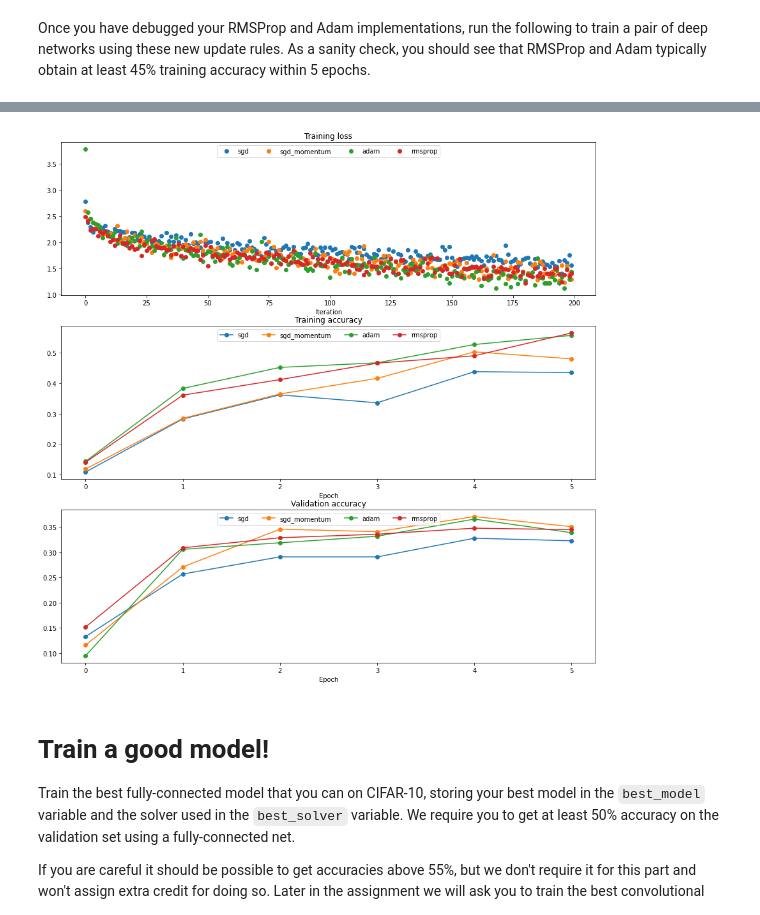
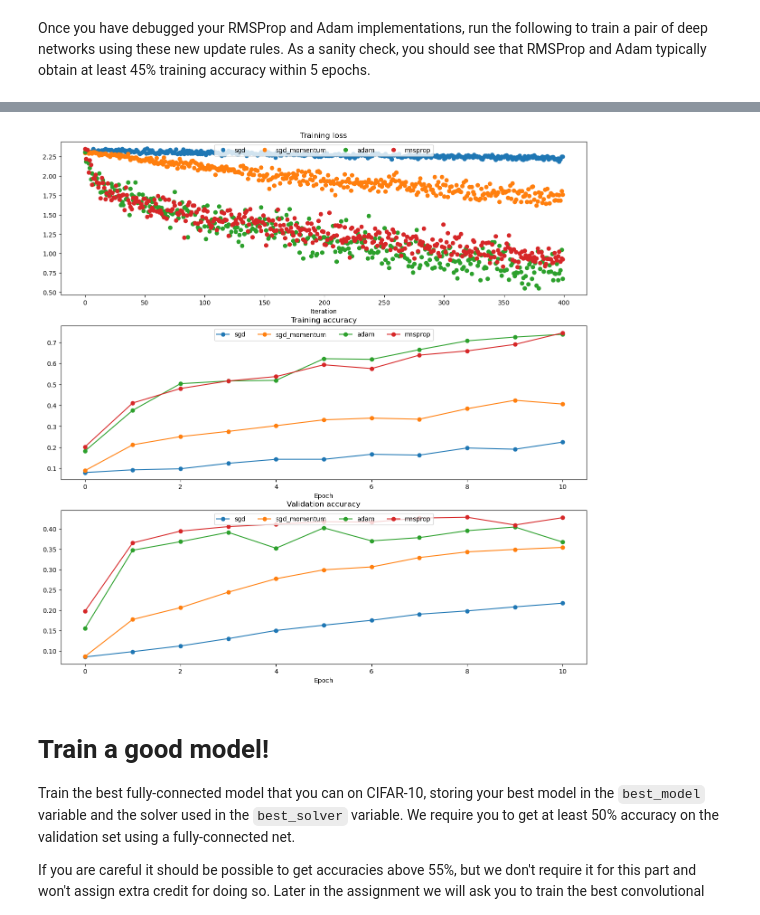
Before and after one commit to oldboy818/CS182, a Jupyter notebook: assignment1/FullyConnectedNets.ipynb, the cells around one changed output, grey strips where cells are left out. Cells and saved outputs as stored; diff of their text form; code cells hidden in the pictures.

```diff
--- a/assignment1/FullyConnectedNets.ipynb
+++ b/assignment1/FullyConnectedNets.ipynb
@@ -606,13 +622,13 @@ solvers = {}
 
 for update_rule in ['sgd', 'sgd_momentum']:
     print ('running with ', update_rule)
-    model = FullyConnectedNet([100, 100, 100, 100, 100], weight_scale=5e-2)
+    model = FullyConnectedNet([100, 100, 100, 100, 100], weight_scale=1e-2)
 
     solver = Solver(model, small_data,
-                  num_epochs=5, batch_size=100,
+                  num_epochs=10, batch_size=100,
                   update_rule=update_rule,
                   optim_config={
-                    'learning_rate': 1e-2,
+                    'learning_rate': 1e-4,
                   },
                   verbose=True)
     solvers[update_rule] = solver
@@ -748,10 +764,10 @@ Once you have debugged your RMSProp and Adam implementations, run the following
 learning_rates = {'rmsprop': 1e-4, 'adam': 1e-3}
 for update_rule in ['adam', 'rmsprop']:
     print ('running with ', update_rule)
-    model = FullyConnectedNet([100, 100, 100, 100, 100], weight_scale=5e-2)
+    model = FullyConnectedNet([100, 100, 100, 100, 100], weight_scale=1e-2)
 
     solver = Solver(model, small_data,
-                  num_epochs=5, batch_size=100,
+                  num_epochs=10, batch_size=100,
                   update_rule=update_rule,
                   optim_config={
                     'learning_rate': learning_rates[update_rule]
@@ -810,4 +826,4 @@ running with  adam
-[figure, old version]
+[figure, new version]
 # %% [markdown]
 # Train a good model!
 Train the best fully-connected model that you can on CIFAR-10, storing your best model in the `best_model` variable and the solver used in the `best_solver` variable. We require you to get at least 50% accuracy on the validation set using a fully-connected net.
```
Also changed, not shown: parts of 19 cells of this notebook, 14 other files.
